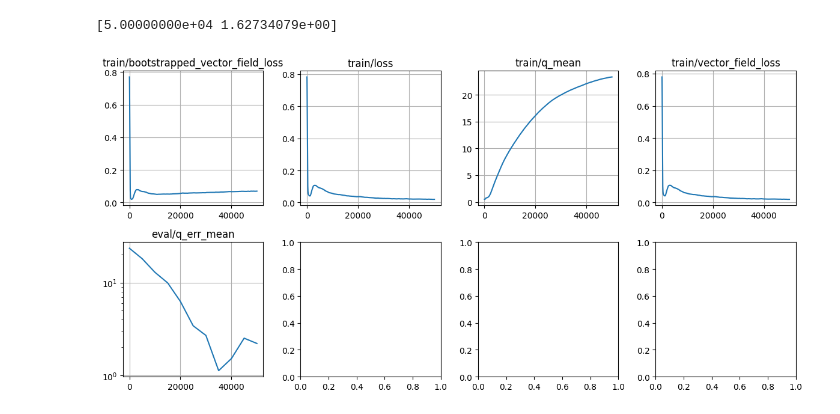
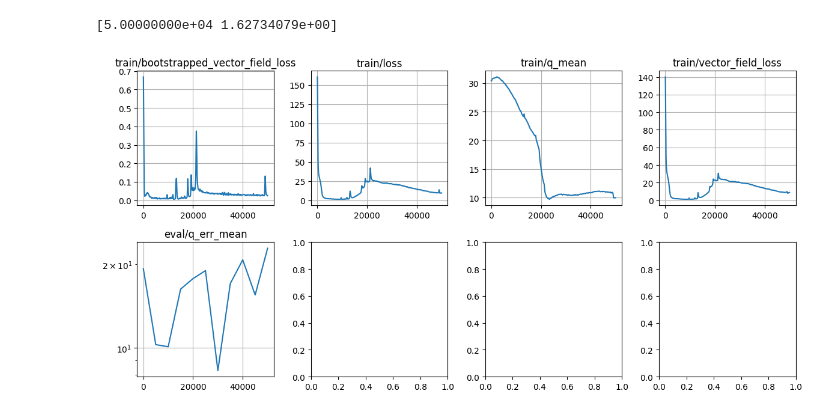
Before and after one commit to chongyi-zheng/ogbench, a Jupyter notebook: notebooks/2025_07_03_RiverSwim.ipynb, the cells around one changed output. Saved outputs shown, nothing was run; the diff lists cells and outputs as text; code cells hidden in the pictures.

```diff
--- a/notebooks/2025_07_03_RiverSwim.ipynb
+++ b/notebooks/2025_07_03_RiverSwim.ipynb
@@ -447,7 +449,7 @@ class CriticVectorField(nn.Module):
       nn.Dense(env.num_actions),
     ])(inputs)
 
-    vector_field = vector_field.reshape([obs.shape[0], env.num_actions, 1])
+    vector_field = vector_field.reshape([obs.shape[0], env.num_actions])
 
     return vector_field
 # %%
@@ -662,7 +664,7 @@ print(metrics['eval/q_err_mean'][-1])
 # %%
 batch_size = 1024
 tau = 0.005
-lam = 0.0025
+lam = 30
 num_flow_steps = 10
 num_iterations = 50_000
 eval_interval = 5_000
@@ -678,8 +680,8 @@ key, critic_vf_key = jax.random.split(key)
 example_batch = sample_batch(2)
 critic_vf = CriticVectorField()
 
-ex_returns = jnp.ones((2, 1), dtype=example_batch['rewards'].dtype)
-ex_times = jnp.ones((2, 1), dtype=example_batch['rewards'].dtype)
+ex_returns = jnp.ones((2, env.num_actions), dtype=example_batch['rewards'].dtype)
+ex_times = jnp.ones((2, env.num_actions), dtype=example_batch['rewards'].dtype)
 
 critic_vf_params = critic_vf.init(critic_vf_key, ex_returns, ex_times, example_batch['observations'])
 target_critic_vf_params = copy.deepcopy(critic_vf_params)
@@ -689,17 +691,16 @@ def compute_flow_returns(
   params,
   noises,
   observations,
-  actions,
   init_times=None,
   end_times=None,
 ):
     """Compute returns from the return flow model using the Euler method."""
     noisy_returns = noises
     if init_times is None:
-      init_times = jnp.zeros((*noisy_returns.shape[:-1], 1), dtype=noisy_returns.dtype)
+      init_times = jnp.zeros((*noisy_returns.shape[:-1], env.num_actions), dtype=noisy_returns.dtype)
     if end_times is None:
-      end_times = jnp.ones((*noisy_returns.shape[:-1], 1), dtype=noisy_returns.dtype)
-    step_size = (end_times - init_times ) / num_flow_steps
+      end_times = jnp.ones((*noisy_returns.shape[:-1], env.num_actions), dtype=noisy_returns.dtype)
+    step_size = (end_times - init_times) / num_flow_steps
 
     def func(carry, i):
       """
@@ -711,7 +712,7 @@ def compute_flow_returns(
       times = i * step_size + init_times
       vector_field = critic_vf.apply(
         params, noisy_returns, times, observations)
-      vector_field = jnp.sum(vector_field * jax.nn.one_hot(actions, env.num_actions)[..., None], axis=1)
+      # vector_field = jnp.sum(vector_field * jax.nn.one_hot(actions, env.num_actions)[..., None], axis=1)
       new_noisy_returns = noisy_returns + step_size * vector_field
       new_noisy_returns = jnp.clip(
         new_noisy_returns,
@@ -735,17 +736,17 @@ def compute_flow_returns(
 def loss_fn(params, target_params, batch, rng):
   rng, actor_rng, noise_rng, time_rng, q_rng = jax.random.split(rng, 5)
 
-  # actor_noises = jax.random.normal(actor_rng, (batch_size, self.config['action_dim']))
-  # next_actions = self.network.select('actor_onestep_flow')(batch['next_observations'], actor_noises)
-  # next_actions = jnp.clip(next_actions, -1, 1)
+  next_q_noises = jax.random.uniform(actor_rng, (batch['next_observations'].shape[0], env.num_actions),
+                                     minval=min_reward / (1.0 - discount), maxval=max_reward / (1.0 - discount))
+  # next_qs = (next_q_noises[..., None] + critic_vf.apply(
+  #   params, next_q_noises, jnp.zeros_like(next_q_noises), batch['next_observations']))
+  next_returns = compute_flow_returns(
+    params, next_q_noises, batch['next_observations'])
+  next_actions = jnp.argmax(next_returns, axis=1)
 
-  next_q_noises = jax.random.normal(actor_rng, (batch['next_observations'].shape[0], 1))
-  next_qs = (next_q_noises[..., None] + critic_vf.apply(
-    params, next_q_noises, jnp.zeros_like(next_q_noises), batch['next_observations']))
-  next_actions = jnp.argmax(next_qs, axis=1).squeeze(-1)
-
-  noises = jax.random.normal(noise_rng, (batch_size, 1))
-  times = jax.random.uniform(time_rng, (batch_size, 1))
+  noises = jax.random.uniform(noise_rng, (batch_size, env.num_actions),
+                              minval=min_reward / (1.0 - discount), maxval=max_reward / (1.0 - discount))
+  times = jax.random.uniform(time_rng, (batch_size, env.num_actions))
   # next_returns_left = compute_flow_returns(
   #   target_params, noises, batch['next_observations'], jnp.zeros_like(batch['actions']))
   # next_returns_right = compute_flow_returns(
@@ -754,37 +755,55 @@ def loss_fn(params, target_params, batch, rng):
   # next_returns = jnp.max(next_returns, axis=1)
   # next_actions = jnp.argmax(next_returns, axis=1)
   next_returns = compute_flow_returns(
-    target_params, noises, batch['next_observations'], next_actions)
+    target_params, next_q_noises, batch['next_observations'])
+  next_returns = jnp.sum(next_returns * jax.nn.one_hot(next_actions, env.num_actions), axis=-1)
   # The following returns will be bounded automatically
-  returns = jnp.expand_dims(batch['rewards'], axis=-1) + discount * next_returns
-  noisy_returns = times * returns + (1.0 - times) * noises
-  target_vector_field = returns - noises
+  returns = batch['rewards'] + discount * next_returns
+  returns = jnp.clip(
+    returns,
+    min_reward / (1.0 - discount),
+    max_reward / (1.0 - discount),
+  )
+  returns = jnp.repeat(returns[:, None], env.num_actions, axis=-1)
+  noisy_returns = times * returns + (1.0 - times) * next_q_noises
+  target_vector_field = returns - next_q_noises
+  target_vector_field = jnp.sum(target_vector_field * jax.nn.one_hot(batch['actions'], env.num_actions), axis=1)
 
   vector_fields = critic_vf.apply(params, noisy_returns, times, batch['observations'])
-  vector_field = jnp.sum(vector_fields * jax.nn.one_hot(batch['actions'], env.num_actions)[..., None], axis=1)
+  vector_field = jnp.sum(vector_fields * jax.nn.one_hot(batch['actions'], env.num_actions), axis=1)
   vector_field_loss = jnp.mean((vector_field - target_vector_field) ** 2)
 
   noisy_next_returns = compute_flow_returns(
-    target_params, noises, batch['next_observations'], next_actions, end_times=times)
-  transformed_noisy_returns = jnp.expand_dims(batch['rewards'], axis=-1) + discount * noisy_next_returns
+    target_params, next_q_noises, batch['next_observations'], end_times=times)
+  noisy_next_returns = jnp.sum(noisy_next_returns * jax.nn.one_hot(next_actions, env.num_actions), axis=1)
+  transformed_noisy_returns = batch['rewards'] + discount * noisy_next_returns
+  transformed_noisy_returns = jnp.clip(
+    transformed_noisy_returns,
+    min_reward / (1.0 - discount),
+    max_reward / (1.0 - discount),
+  )
 
+  noisy_next_returns = jnp.repeat(noisy_next_returns[:, None], env.num_actions, axis=-1)
+  transformed_noisy_returns = jnp.repeat(transformed_noisy_returns[:, None], env.num_actions, axis=-1)
   bootstrapped_vector_field = critic_vf.apply(
     params, transformed_noisy_returns, times, batch['observations'])
-  bootstrapped_vector_field = jnp.sum(bootstrapped_vector_field * jax.nn.one_hot(batch['actions'], env.num_actions)[..., None], axis=1)
+  bootstrapped_vector_field = jnp.sum(
+    bootstrapped_vector_field * jax.nn.one_hot(batch['actions'], env.num_actions), axis=1)
   target_bootstrapped_vector_field = critic_vf.apply(
     target_params, noisy_next_returns, times, batch['next_observations'])
-  target_bootstrapped_vector_field = jnp.sum(target_bootstrapped_vector_field * jax.nn.one_hot(next_actions, env.num_actions)[..., None], axis=1)
+  target_bootstrapped_vector_field = jnp.sum(target_bootstrapped_vector_field * jax.nn.one_hot(next_actions, env.num_actions), axis=1)
   bootstrapped_vector_field_loss = jnp.mean((bootstrapped_vector_field - target_bootstrapped_vector_field) ** 2)
 
   loss = vector_field_loss + lam * bootstrapped_vector_field_loss
 
   # Additional metrics for logging.
-  q_noises = jax.random.normal(q_rng, (batch['observations'].shape[0], 1))
-  qs = (q_noises[..., None] + critic_vf.apply(
-    params, q_noises, jnp.zeros_like(q_noises), batch['observations']))
-  # q = compute_flow_returns(
-    # params, q_noises, batch['observations'], batch['actions']).squeeze(-1)
-  q = jnp.sum(qs * jax.nn.one_hot(batch['actions'], env.num_actions)[..., None], axis=1).squeeze(-1)
+  q_noises = jax.random.uniform(q_rng, (batch['observations'].shape[0], env.num_actions),
+                                minval=min_reward / (1.0 - discount), maxval=max_reward / (1.0 - discount))
+  # qs = (q_noises[..., None] + critic_vf.apply(
+  #   params, q_noises, jnp.zeros_like(q_noises), batch['observations']))
+  qs = compute_flow_returns(
+    params, q_noises, batch['observations'])
+  q = jnp.sum(qs * jax.nn.one_hot(batch['actions'], env.num_actions), axis=1)
 
   info = {
     'loss': loss,
@@ -816,15 +835,18 @@ def evaluate_fn(params, rng):
   obs = jnp.arange(env.num_states)
 
   rng, q_rng = jax.random.split(rng)
-  q_noises = jax.random.normal(q_rng, (obs.shape[0], 1))
-  qs = (q_noises[..., None] + critic_vf.apply(
-    params, q_noises, jnp.zeros_like(q_noises), obs))
-  q = qs.squeeze(-1)
+  q_noises = jax.random.uniform(q_rng, (obs.shape[0], env.num_actions),
+                                minval=min_reward / (1.0 - discount), maxval=max_reward / (1.0 - discount))
+  # qs = (q_noises[..., None] + critic_vf.apply(
+  #   params, q_noises, jnp.zeros_like(q_noises), obs))
+  # q = qs.squeeze(-1)
   # q1 = compute_flow_returns(
   #   params, q_noises, obs, jnp.zeros_like(obs)).squeeze(-1)
   # q2 = compute_flow_returns(
   #   params, q_noises, obs, jnp.ones_like(obs)).squeeze(-1)
   # q = jnp.stack([q1, q2], axis=-1)
+  q = compute_flow_returns(
+    params, q_noises, obs)
 
   q_err_mean = jnp.mean(np.abs(q - opt_q))
 
@@ -834,34 +856,34 @@ def evaluate_fn(params, rng):
 
   return info
 
 metrics = defaultdict(list)
 for i in tqdm.trange(1, num_iterations + 1):
   key, train_key = jax.random.split(key)
   batch = sample_batch(batch_size)
 
   critic_vf_params, target_critic_vf_params, opt_state, loss, info = update_fn(
     critic_vf_params, target_critic_vf_params, opt_state, batch, train_key)
 
   for k, v in info.items():
     metrics['train/' + k].append(
       np.array([i, v])
     )
 
   if i == 1 or i % eval_interval == 0:
     key, eval_key = jax.random.split(key)
     eval_info = evaluate_fn(critic_vf_params, eval_key)
     for k, v in eval_info.items():
       metrics['eval/' + k].append(
         np.array([i, v])
       )
 
   if i == 1 or i % log_interval == 0:
     plot_metrics(metrics, logyscale_stats=['eval/q_err_mean'])
     display.clear_output(wait=True)
     plt.tight_layout()
     plt.show()
 # %% [output]
-[figure, old version]
+[figure, new version]
 # %%
 print(metrics['eval/q_err_mean'][-1])
 # %% [output]
```
Also changed, not shown: parts of 5 cells of this notebook.
